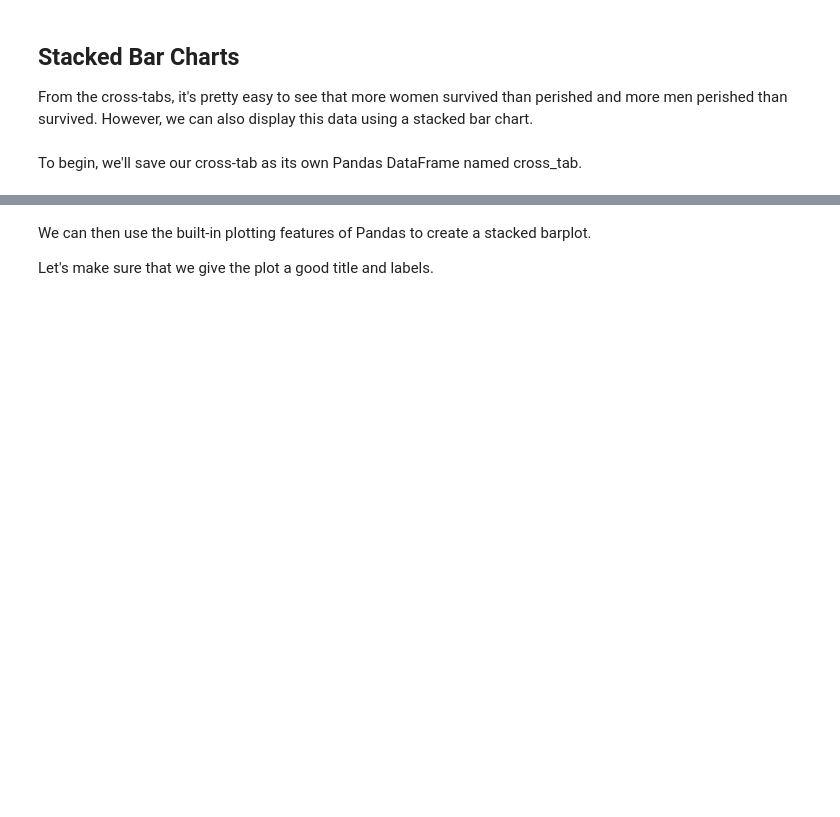
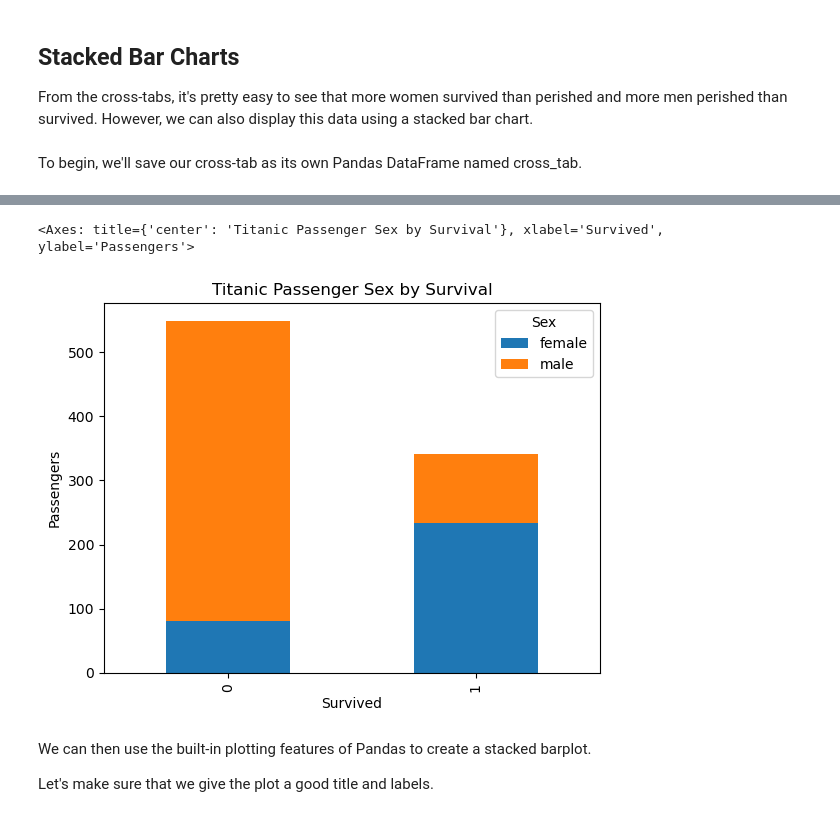
Before and after one commit to Chelsea-Myers/DVM_Lecture_Notebooks, a Jupyter notebook: Week 2/2.1 - Visualizing Relationships Between Categorical Features.ipynb, the cells around one changed output, grey strips where cells are left out. Drawn from its saved outputs; the diff is of its cells as text; code cells hidden in the pictures; blank space fills up the shorter version.

```diff
--- a/Week 2/2.1 - Visualizing Relationships Between Categorical Features.ipynb
+++ b/Week 2/2.1 - Visualizing Relationships Between Categorical Features.ipynb
@@ -31,3 +82,11 @@ To begin, we'll save our cross-tab as its own Pandas DataFrame named cross_tab.
+# %%
+pd.crosstab(df['Survived'], df['Sex']).plot(kind='bar',
+                                           stacked=True,
+                                           title = 'Titanic Passenger Sex by Survival',
+                                           ylabel = 'Passengers')
+# %% [output]
+<Axes: title={'center': 'Titanic Passenger Sex by Survival'}, xlabel='Survived', ylabel='Passengers'>
+[figure, added]
 # %% [markdown]
 We can then use the built-in plotting features of Pandas to create a stacked barplot.
 
```
Also changed, not shown: parts of 29 cells of this notebook, 2 other files.
